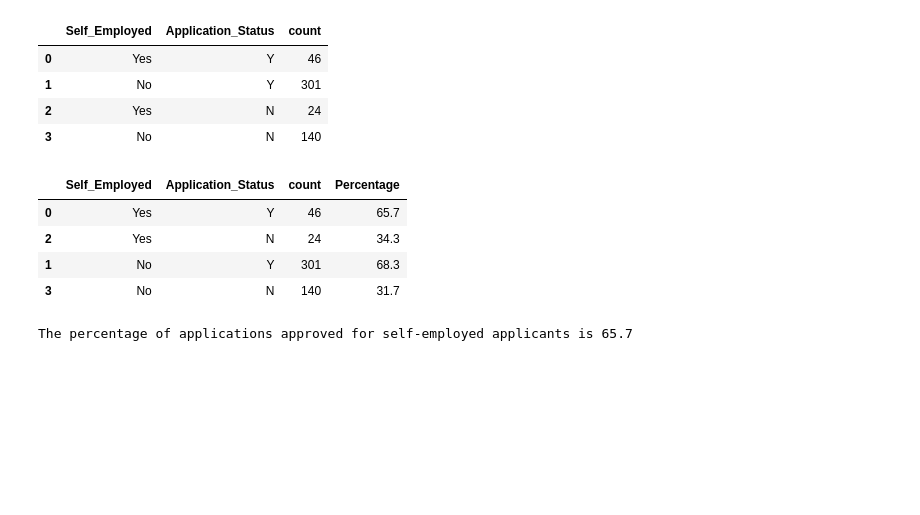
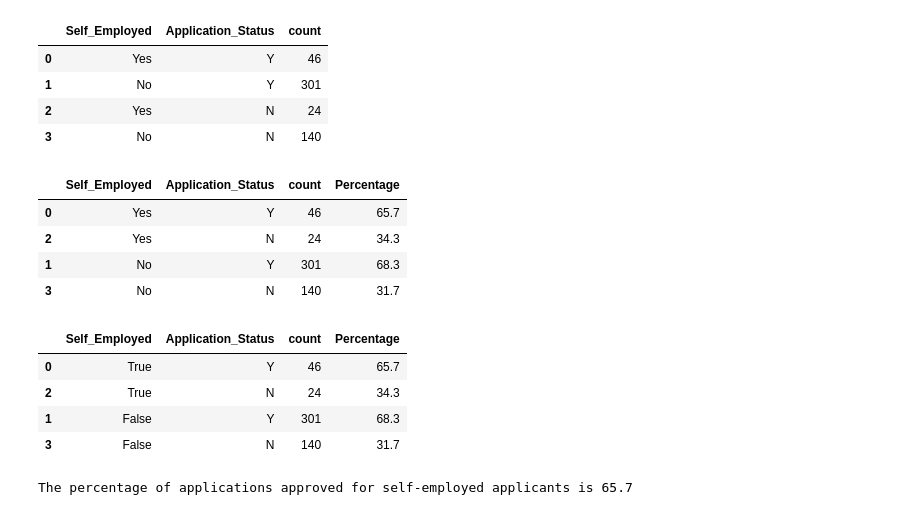
Before and after one commit to saevrenk/dataengineering_capstone, a Jupyter notebook: notebooks/capstone_visualization.ipynb, the cells around one changed output. Cells and saved outputs as stored; diff of their text form; code cells hidden in the pictures; blank space fills up the shorter version.

```diff
--- a/notebooks/capstone_visualization.ipynb
+++ b/notebooks/capstone_visualization.ipynb
@@ -23,26 +17,27 @@ To adjust logging level use sc.setLogLevel(newLevel). For SparkR, use setLogLeve
 # %%
-mysql_pwd = os.environ.get("mysql_root_p")
+mysql_pwd = os.environ.get("mysql_pwd")
+mysql_user = os.environ.get("mysql_user")
 # %%
 # read tables
 
 credit = spark.read \
     .jdbc("jdbc:mysql://localhost:3306/creditcard_capstone","CDW_SAPP_CREDIT_CARD", \
-          properties={"user": "root", "password": mysql_pwd, "driver":"com.mysql.cj.jdbc.Driver"})
+          properties={"user": mysql_user, "password": mysql_pwd, "driver":"com.mysql.cj.jdbc.Driver"})
 credit.createTempView("credit_tb")
 
 branch = spark.read \
     .jdbc("jdbc:mysql://localhost:3306/creditcard_capstone","CDW_SAPP_BRANCH", \
-          properties={"user": "root", "password": mysql_pwd,  "driver":"com.mysql.cj.jdbc.Driver"})
+          properties={"user": mysql_user, "password": mysql_pwd,  "driver":"com.mysql.cj.jdbc.Driver"})
 branch.createTempView("branch_tb")
 
 customer = spark.read \
     .jdbc("jdbc:mysql://localhost:3306/creditcard_capstone","CDW_SAPP_CUSTOMER", \
-          properties={"user": "root",  "password": mysql_pwd,"driver":"com.mysql.cj.jdbc.Driver"})
+          properties={"user": mysql_user,  "password": mysql_pwd,"driver":"com.mysql.cj.jdbc.Driver"})
 customer.createTempView("customer_tb")
 
 loan = spark.read \
     .jdbc("jdbc:mysql://localhost:3306/creditcard_capstone","CDW_SAPP_loan_application", \
-          properties={"user": "root", "password": mysql_pwd, "driver":"com.mysql.cj.jdbc.Driver"})
+          properties={"user":  mysql_user, "password": mysql_pwd, "driver":"com.mysql.cj.jdbc.Driver"})
 loan.createOrReplaceTempView("loan_tb")
 # %% [markdown]
 ### Req. 3 Data Analysis and Visualization
@@ -179,6 +195,16 @@ df_perc
 | 2 | Yes | N | 24 | 34.3 |
 | 1 | No | Y | 301 | 68.3 |
 | 3 | No | N | 140 | 31.7 |
+# %%
+df_perc["Self_Employed"]= df_perc["Self_Employed"].astype('category')
+df_perc["Self_Employed"] = df_perc["Self_Employed"].cat.rename_categories({"Yes":"True", "No":"False"})
+df_perc
+# %% [output]
+|  | Self_Employed | Application_Status | count | Percentage |
+| 0 | True | Y | 46 | 65.7 |
+| 2 | True | N | 24 | 34.3 |
+| 1 | False | Y | 301 | 68.3 |
+| 3 | False | N | 140 | 31.7 |
 # %%
 print(f"The percentage of applications approved for self-employed applicants is {df_perc.loc[0,'Percentage']}")
 # %% [output]
```
Also changed, not shown: parts of 4 cells of this notebook, 8 other files.
